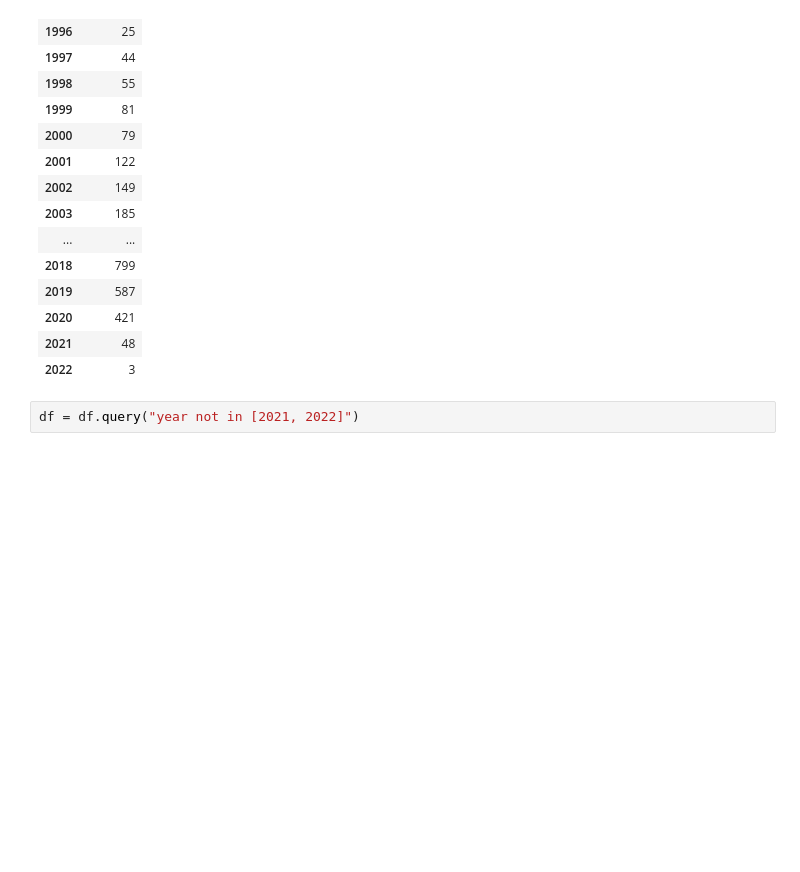
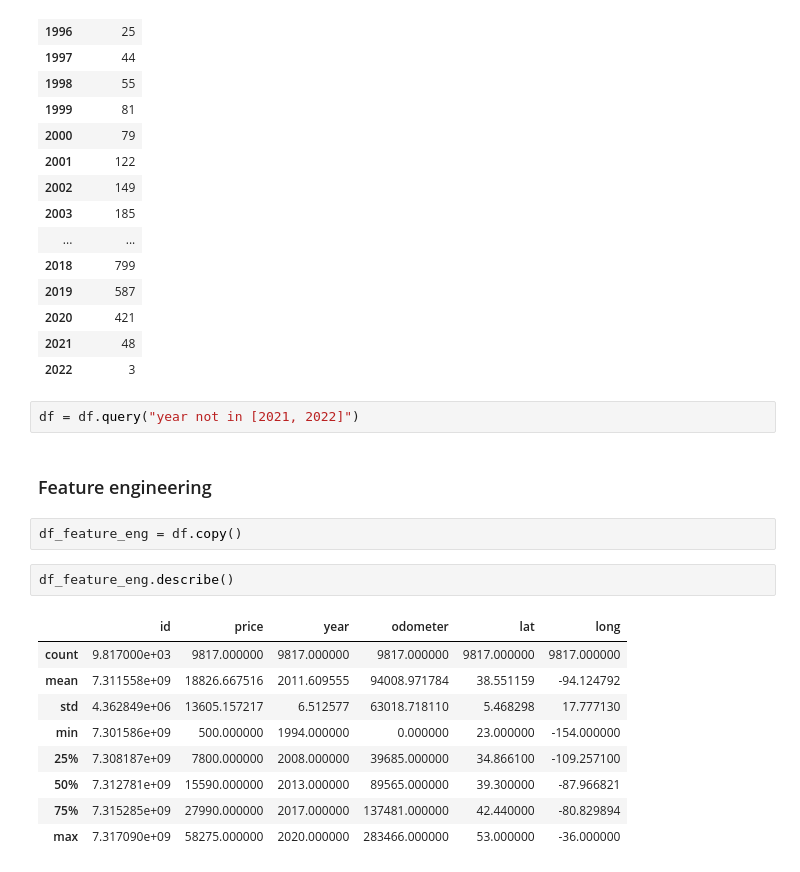
Before and after one commit to Alexander10100/classification_cost_car, a Jupyter notebook: Notebook with model training.ipynb, the cells around one changed output. Saved outputs shown, nothing was run; the diff lists cells and outputs as text; blank space fills up the shorter version.

Commit message:
add feature engineering

```diff
--- a/Notebook with model training.ipynb
+++ b/Notebook with model training.ipynb
@@ -347,3 +347,19 @@ df_number_years
 | 2022 | 3 |
 # %%
 df = df.query("year not in [2021, 2022]")
+# %% [markdown]
+### Feature engineering
+# %%
+df_feature_eng = df.copy()
+# %%
+df_feature_eng.describe()
+# %% [output]
+|  | id | price | year | odometer | lat | long |
+| count | 9.817000e+03 | 9817.000000 | 9817.000000 | 9817.000000 | 9817.000000 | 9817.000000 |
+| mean | 7.311558e+09 | 18826.667516 | 2011.609555 | 94008.971784 | 38.551159 | -94.124792 |
+| std | 4.362849e+06 | 13605.157217 | 6.512577 | 63018.718110 | 5.468298 | 17.777130 |
+| min | 7.301586e+09 | 500.000000 | 1994.000000 | 0.000000 | 23.000000 | -154.000000 |
+| 25% | 7.308187e+09 | 7800.000000 | 2008.000000 | 39685.000000 | 34.866100 | -109.257100 |
+| 50% | 7.312781e+09 | 15590.000000 | 2013.000000 | 89565.000000 | 39.300000 | -87.966821 |
+| 75% | 7.315285e+09 | 27990.000000 | 2017.000000 | 137481.000000 | 42.440000 | -80.829894 |
+| max | 7.317090e+09 | 58275.000000 | 2020.000000 | 283466.000000 | 53.000000 | -36.000000 |
```
Also changed, not shown: parts of 3 cells of this notebook.
